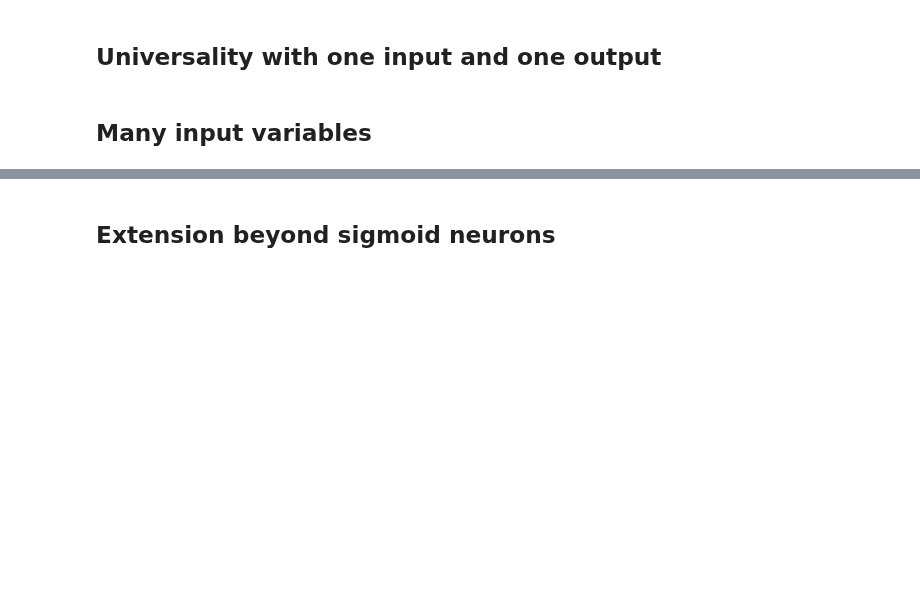
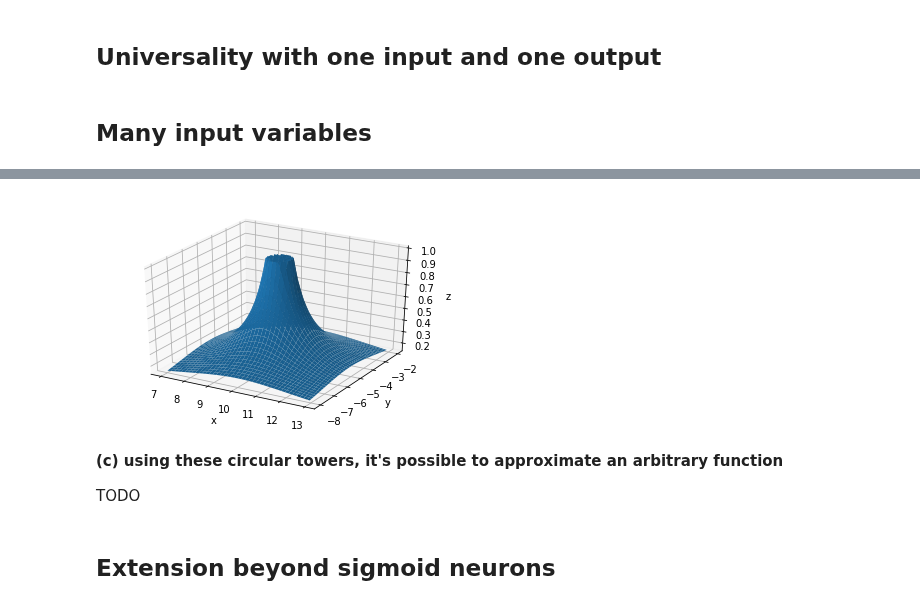
Before and after one commit to nndl-solutions/NNDL-solutions, a Jupyter notebook: notebooks/chap-4-a-visual-proof-that-neural-nets-can-compute-any-function.ipynb, the cells around one changed output, grey strips where cells are left out. Saved outputs shown, nothing was run; the diff lists cells and outputs as text; code cells hidden in the pictures; blank space fills up the shorter version.

```diff
--- a/notebooks/chap-4-a-visual-proof-that-neural-nets-can-compute-any-function.ipynb
+++ b/notebooks/chap-4-a-visual-proof-that-neural-nets-can-compute-any-function.ipynb
@@ -139,3 +182,27 @@ TODO
+# %%
+def limit(x, y, x0, y0, R):
+    """Limit function of our approximation procedure"""
+    d = np.sqrt((x - x0)**2 + (y - y0)**2)
+    if 2*d <= R:
+        return 1
+    else:
+        return 4 / np.pi * np.arctan(R/(2*d))
+
+R = 1
+x0 = 10
+y0 = -5
+
+x = np.arange(7, 13, 0.05)
+y = np.arange(-8, -2, 0.05)
+X, Y = np.meshgrid(x, y)
+zs = np.array([limit(x, y, x0, y0, R) for x, y in zip(np.ravel(X), np.ravel(Y))])
+plot(x, y, zs)
+# %% [output]
+[figure, added]
+# %% [markdown]
+**(c) using these circular towers, it's possible to approximate an arbitrary function**
+
+TODO
 # %% [markdown]
 ## Extension beyond sigmoid neurons
 # %% [markdown]
```
Also changed, not shown: parts of 10 cells of this notebook, 1 other file.
